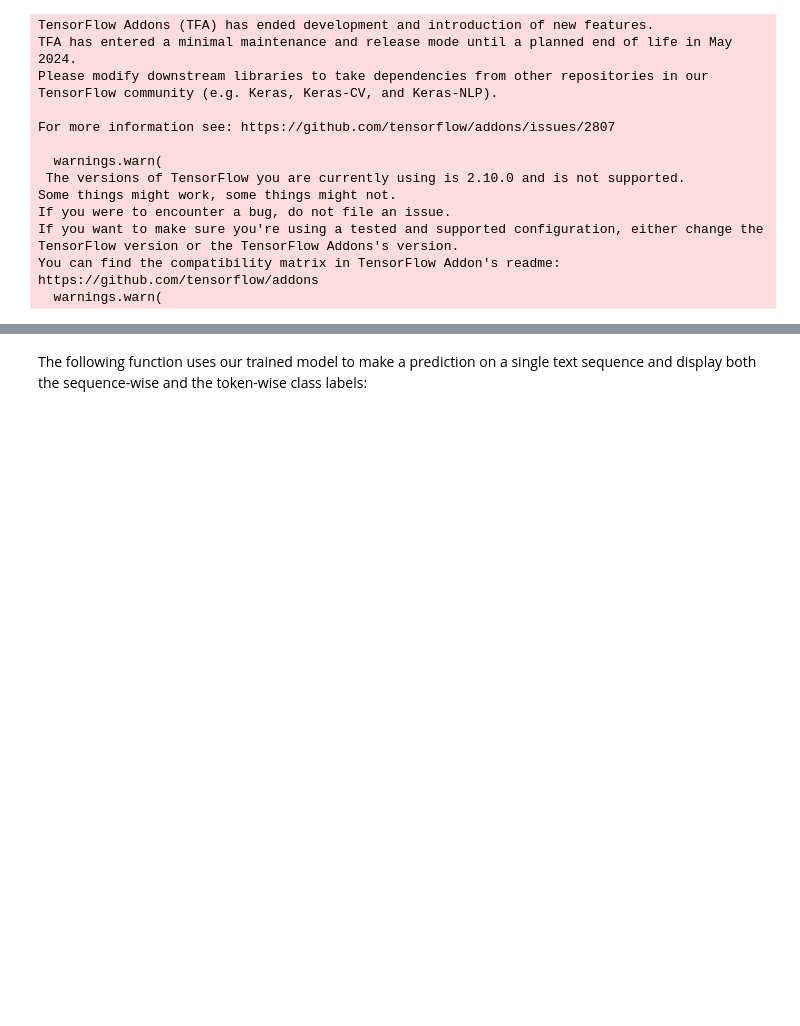
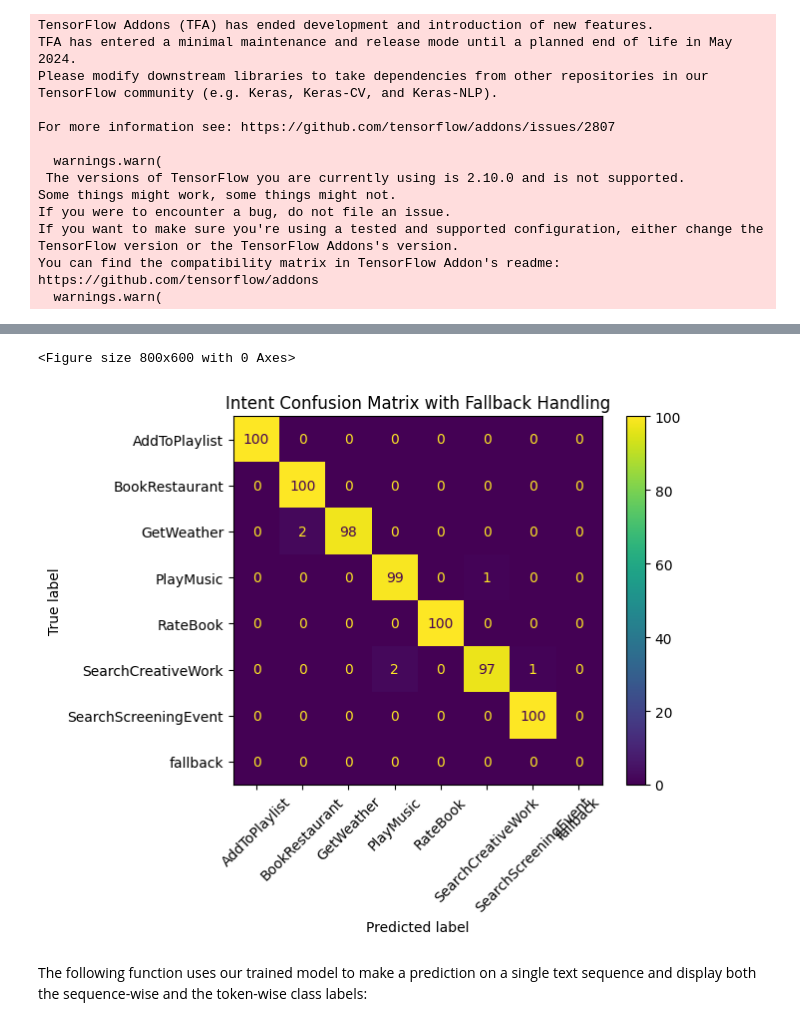
Before and after one commit to Shyam123-bot/DistilBERT-based-Intent-Classification-and-Slot-Filing-Sytem, a Jupyter notebook: Transformers_Joint_Intent_Classification_Slot_Filling_rendered (2).ipynb, the cells around one changed output, grey strips where cells are left out. Drawn from its saved outputs; the diff is of its cells as text; code cells hidden in the pictures; blank space fills up the shorter version.

```diff
--- a/Transformers_Joint_Intent_Classification_Slot_Filling_rendered.ipynb
+++ b/Transformers_Joint_Intent_Classification_Slot_Filling_rendered (2).ipynb
@@ -1010,3 +1018,32 @@ evaluate_slot_f1(slot_preds, slot_valid, slot_label_map)
+# %%
+from sklearn.metrics import confusion_matrix, ConfusionMatrixDisplay
+import matplotlib.pyplot as plt
+
+# Step 1: Compute softmax confidence scores
+intent_probs = tf.nn.softmax(intent_logits, axis=1).numpy()
+intent_confidences = intent_probs.max(axis=1)
+
+# Fallback for low-confidence predictions
+intent_preds_with_fallback = np.where(intent_confidences < 0.5, len(intent_map), intent_preds)
+
+# Step 2: Prepare labels
+intent_labels_with_fallback = list(intent_map.keys()) + ["fallback"]
+
+# Step 3: Plot Intent Confusion Matrix (force all label indices including fallback)
+intent_cm = confusion_matrix(
+    intent_valid,
+    intent_preds_with_fallback,
+    labels=list(range(len(intent_map))) + [len(intent_map)]
+)
+
+disp = ConfusionMatrixDisplay(intent_cm, display_labels=intent_labels_with_fallback)
+plt.figure(figsize=(8, 6))
+disp.plot(xticks_rotation=45)
+plt.title("Intent Confusion Matrix with Fallback Handling")
+plt.show()
+# %% [output]
+<Figure size 800x600 with 0 Axes>
+[figure, added]
 # %% [markdown]
 The following function uses our trained model to make a prediction on a single text sequence and display both the sequence-wise and the token-wise class labels:
 # %%
```
Also changed, not shown: parts of 51 cells of this notebook, 8 other files.
